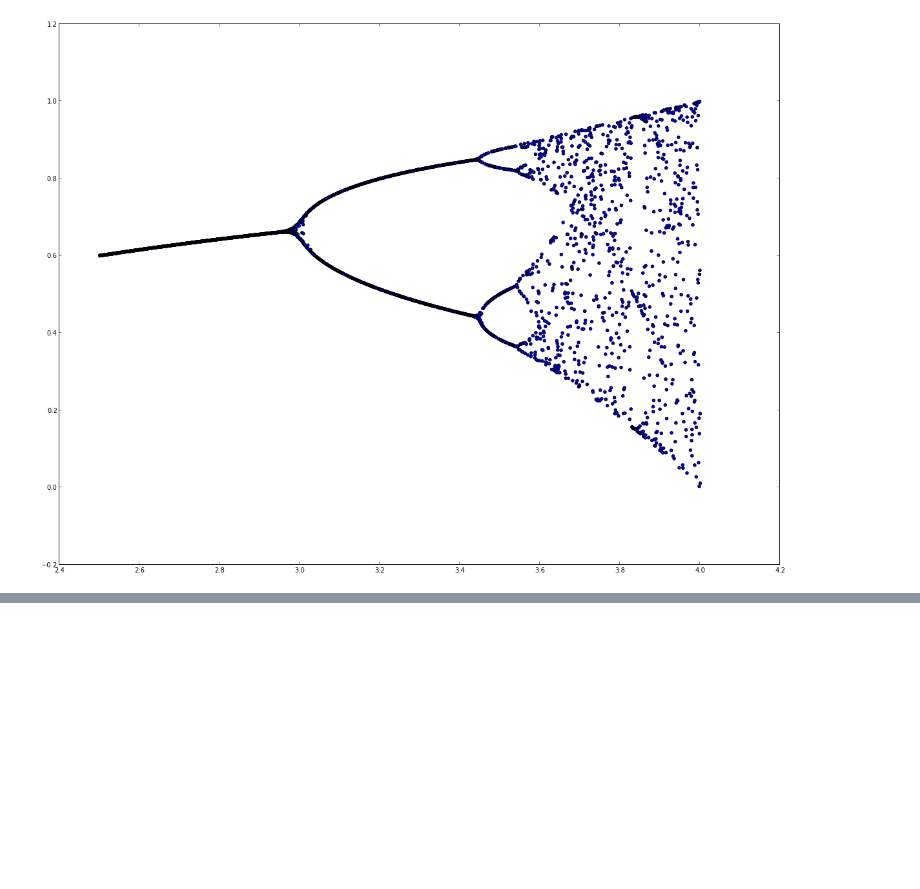
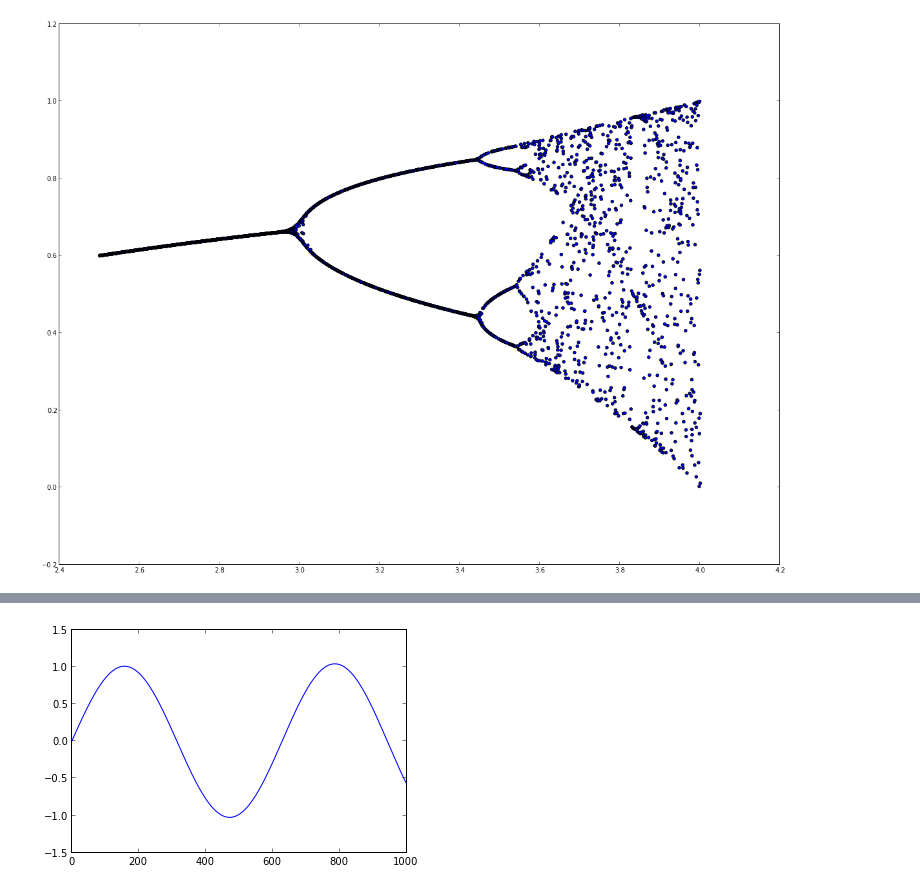
Before and after one commit to Chuphay/python, a Jupyter notebook: ipy/ipy/Lorenz.ipynb, the cells around one changed output, grey strips where cells are left out. Cells and saved outputs as stored; diff of their text form; code cells hidden in the pictures; blank space fills up the shorter version.

```diff
--- a/ipy/ipy/Lorenz.ipynb
+++ b/ipy/ipy/Lorenz.ipynb
@@ -92,3 +91,16 @@ from IPython.core.display import HTML
 HTML(raw_html)
 # %% [output]
 [interactive output not drawn]
+# %%
+def get_next(x, step):
+    new_position = x[0] + step*x[1]
+    new_velocity = x[1] - step*x[0]
+    return [new_position, new_velocity]
+
+z = [[0,1]]
+for i in range(1000):
+    z.append(get_next(z[i],0.01))
+z = array(z)
+plot(z[:,0]);
+# %% [output]
+[figure, added]
```
Also changed, not shown: parts of 2 cells of this notebook, 9 other files.
